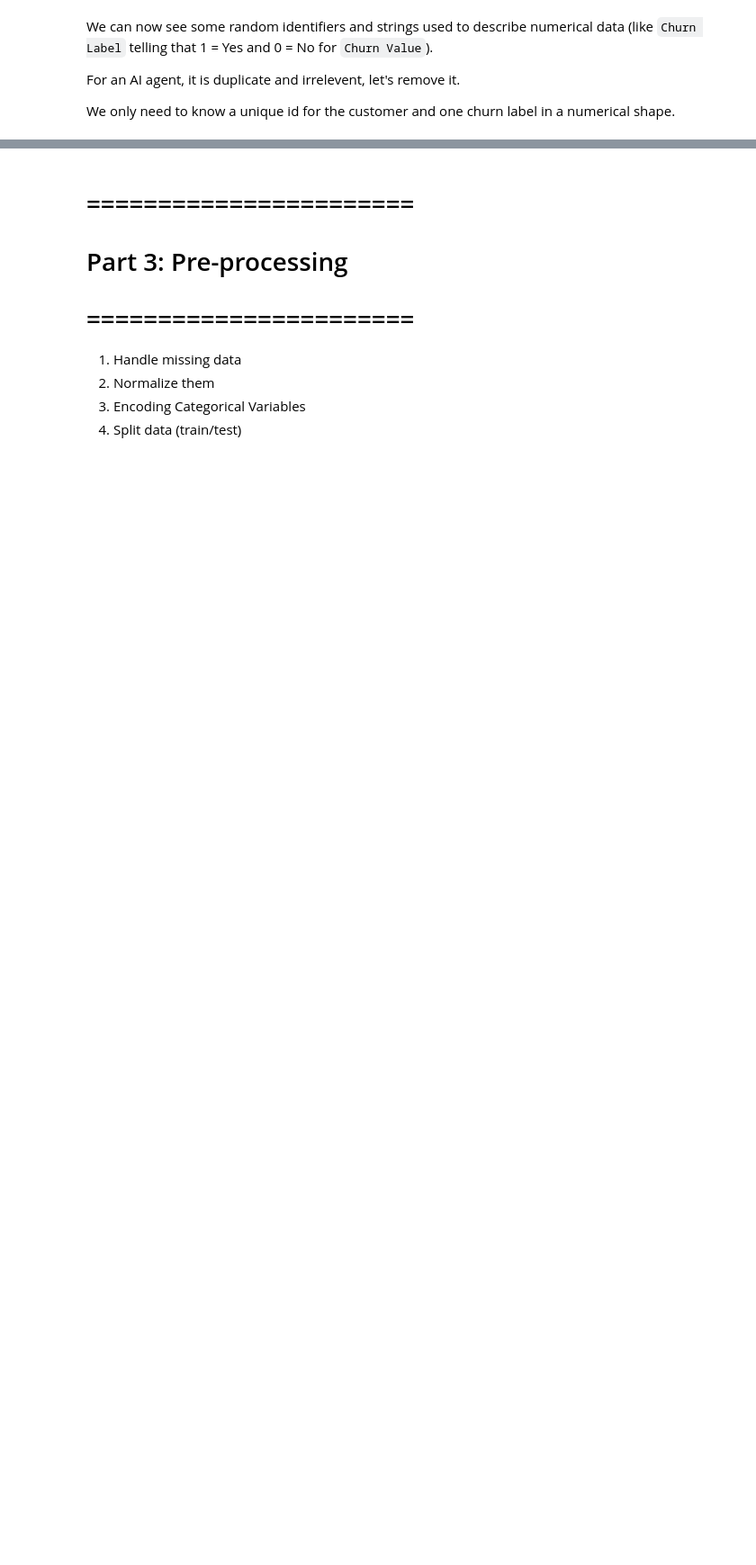
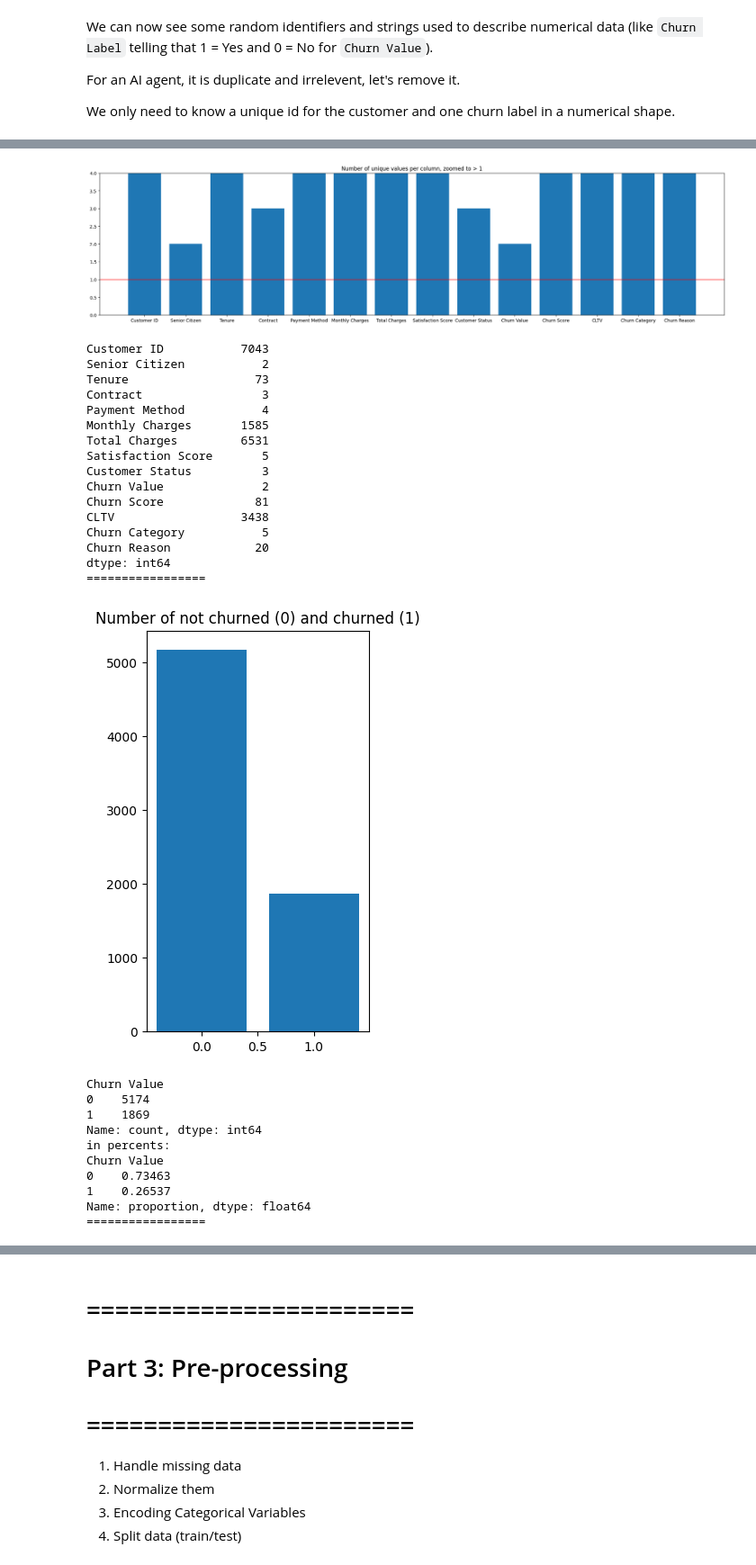
Before and after one commit to Nicoweed/Sentinel-ML, a Jupyter notebook: data_cleaner.ipynb, the cells around one changed output, grey strips where cells are left out. Shown: that part at 90% size. Cells and saved outputs as stored; diff of their text form; code cells hidden in the pictures; blank space fills up the shorter version.

Commit message:
feat: add cool graphs
+ wip have to balance churn and not churn

```diff
--- a/data_cleaner.ipynb
+++ b/data_cleaner.ipynb
@@ -192,3 +194,62 @@ merged_dataframe.head(10)
 | 7 | 6713-OKOMC | No | 10 | Month-to-month | Mailed check | 29,75 | 301,9 | ... |
 | 8 | 7892-POOKP | No | 28 | Month-to-month | Electronic check | 104,8 | 3046,05 | ... |
 | 9 | 6388-TABGU | No | 62 | One year | Bank transfer (automatic) | 56,15 | 3487,95 | ... |
+# %%
+count_all_unique_values = merged_dataframe.nunique()
+fig, ax = plt.subplots(figsize=(20, 5), layout='constrained')
+ax.set_title('Number of unique values per column, zoomed to > 1')
+ax.axhline(1, color='red')
+categories = count_all_unique_values.index
+ax.bar(categories, count_all_unique_values.values)
+plt.ylim(0,4)
+plt.show()
+print(merged_dataframe.nunique())
+print("=================")
+
+churn_value_counts = merged_dataframe["Churn Value"].value_counts()
+fig2, ax2 = plt.subplots(figsize=(3, 5), layout='constrained')
+ax2.set_title('Number of not churned (0) and churned (1)')
+categories = churn_value_counts.index
+ax2.bar(categories, churn_value_counts.values)
+plt.show()
+print(churn_value_counts)
+print("in percents:")
+print(merged_dataframe["Churn Value"].value_counts(normalize=True))
+print("=================")
+
+fig3, ax3 = plt.subplots(figsize=(20, 5), layout='constrained')
+ax3.set_title('number of non-null data per feature')
+categories = merged_dataframe.columns
+ax3.bar(categories, merged_dataframe.count())
+plt.show()
+print(merged_dataframe.count())
+print("=================")
+# %% [output]
+[figure, added]
+Customer ID           7043
+Senior Citizen           2
+Tenure                  73
+Contract                 3
+Payment Method           4
+Monthly Charges       1585
+Total Charges         6531
+Satisfaction Score       5
+Customer Status          3
+Churn Value              2
+Churn Score             81
+CLTV                  3438
+Churn Category           5
+Churn Reason            20
+dtype: int64
+=================
+[figure, added]
+Churn Value
+0    5174
+1    1869
+Name: count, dtype: int64
+in percents:
+Churn Value
+0    0.73463
+1    0.26537
+Name: proportion, dtype: float64
+=================
```
Also changed, not shown: parts of 5 cells of this notebook.
